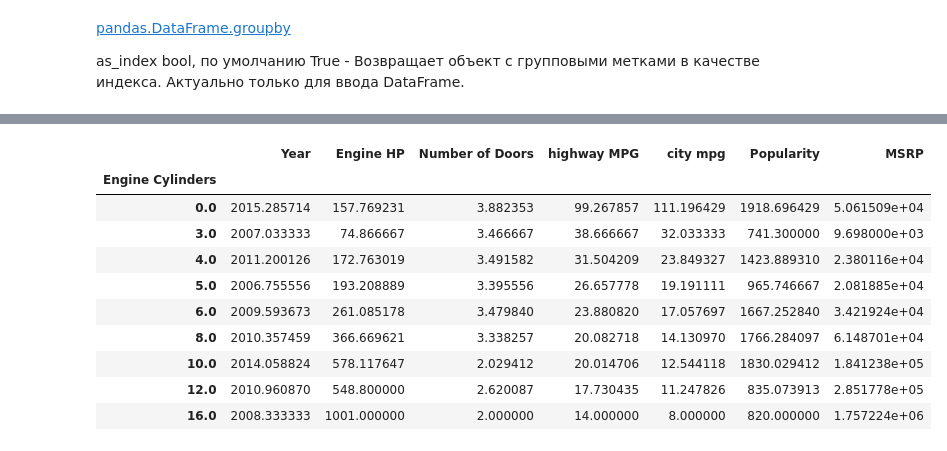
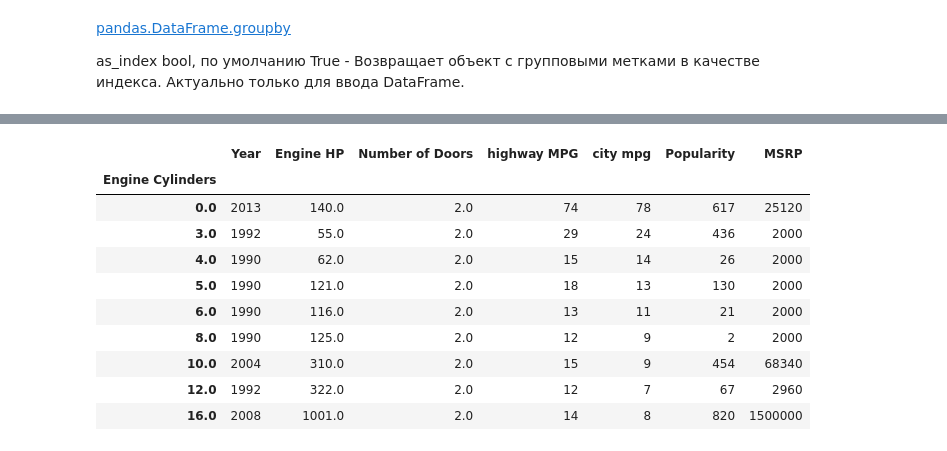
Before and after one commit to pgu-prod/ml, a Jupyter notebook: lab1/Lab1.ipynb, the cells around one changed output, grey strips where cells are left out. Drawn from its saved outputs; the diff is of its cells as text; code cells hidden in the pictures.

```diff
--- a/lab1/Lab1.ipynb
+++ b/lab1/Lab1.ipynb
@@ -30,0 +18,9 @@ data
+# %%
+data['Market Category'] = data['Market Category'].str.replace('Hatchback', '')
+data['Market Category'] = data['Market Category'].str.replace('High-Performance', '')
+data['Market Category'] = data['Market Category'].str.replace('Performance', '')
+data['Market Category'] = data['Market Category'].str.replace('Crossover', '')
+data['Market Category'] = data['Market Category'].str.replace('Factory Tuner', '')
+data['Market Category'] = data['Market Category'].str.replace(',,', ',')
+# data['Market Category'] = data['Market Category'].str[:-1] if data['Market Category'].str.endswith(',') else data['Market Category']
+data
@@ -240,14 +247,14 @@ data.groupby(by=['Transmission Type'],as_index=True).mean(numeric_only=True)
 # %%
-data.groupby(by=['Engine Cylinders'],as_index=True).mean(numeric_only=True)
+data.groupby(by=['Engine Cylinders'],as_index=True).min(numeric_only=True)
 # %% [output]
 |  | Year | Engine HP | Number of Doors | highway MPG | city mpg | Popularity | MSRP |
 | Engine Cylinders |  |  |  |  |  |  |  |
-| 0.0 | 2015.285714 | 157.769231 | 3.882353 | 99.267857 | 111.196429 | 1918.696429 | 5.061509e+04 |
-| 3.0 | 2007.033333 | 74.866667 | 3.466667 | 38.666667 | 32.033333 | 741.300000 | 9.698000e+03 |
-| 4.0 | 2011.200126 | 172.763019 | 3.491582 | 31.504209 | 23.849327 | 1423.889310 | 2.380116e+04 |
-| 5.0 | 2006.755556 | 193.208889 | 3.395556 | 26.657778 | 19.191111 | 965.746667 | 2.081885e+04 |
-| 6.0 | 2009.593673 | 261.085178 | 3.479840 | 23.880820 | 17.057697 | 1667.252840 | 3.421924e+04 |
-| 8.0 | 2010.357459 | 366.669621 | 3.338257 | 20.082718 | 14.130970 | 1766.284097 | 6.148701e+04 |
-| 10.0 | 2014.058824 | 578.117647 | 2.029412 | 20.014706 | 12.544118 | 1830.029412 | 1.841238e+05 |
-| 12.0 | 2010.960870 | 548.800000 | 2.620087 | 17.730435 | 11.247826 | 835.073913 | 2.851778e+05 |
-| 16.0 | 2008.333333 | 1001.000000 | 2.000000 | 14.000000 | 8.000000 | 820.000000 | 1.757224e+06 |
+| 0.0 | 2013 | 140.0 | 2.0 | 74 | 78 | 617 | 25120 |
+| 3.0 | 1992 | 55.0 | 2.0 | 29 | 24 | 436 | 2000 |
+| 4.0 | 1990 | 62.0 | 2.0 | 15 | 14 | 26 | 2000 |
+| 5.0 | 1990 | 121.0 | 2.0 | 18 | 13 | 130 | 2000 |
+| 6.0 | 1990 | 116.0 | 2.0 | 13 | 11 | 21 | 2000 |
+| 8.0 | 1990 | 125.0 | 2.0 | 12 | 9 | 2 | 2000 |
+| 10.0 | 2004 | 310.0 | 2.0 | 15 | 9 | 454 | 68340 |
+| 12.0 | 1992 | 322.0 | 2.0 | 12 | 7 | 67 | 2960 |
+| 16.0 | 2008 | 1001.0 | 2.0 | 14 | 8 | 820 | 1500000 |
```
Also changed, not shown: parts of 12 cells of this notebook, 1 other file.
